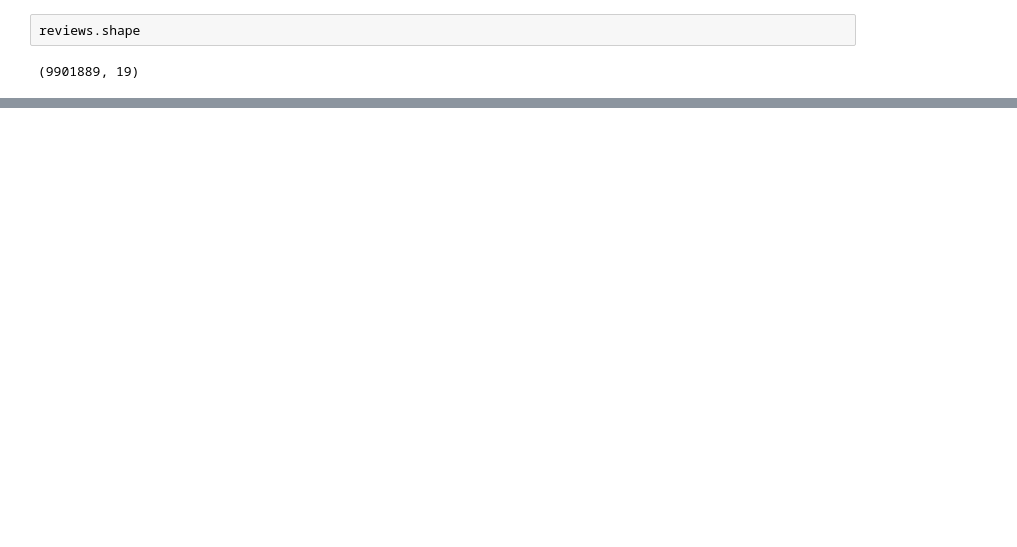
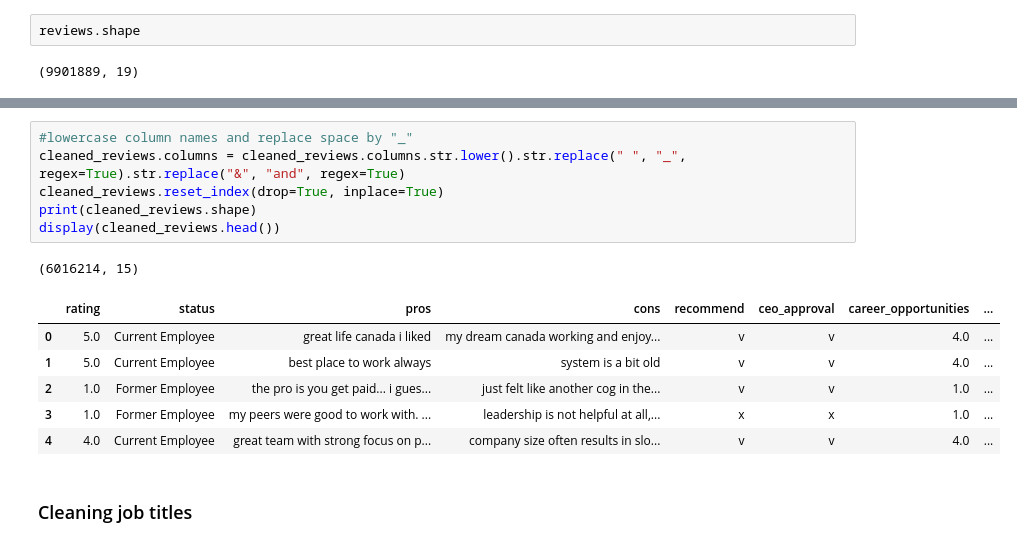
Before and after one commit to simovaeliska/employee_wellbeing_eda, a Jupyter notebook: notebooks/glassdoor_cleaning.ipynb, the cells around one changed output, grey strips where cells are left out. Cells and saved outputs as stored; diff of their text form; blank space fills up the shorter version.

```diff
--- a/notebooks/glassdoor_cleaning.ipynb
+++ b/notebooks/glassdoor_cleaning.ipynb
@@ -594,0 +200,16 @@ Name: count, dtype: int64
+# %%
+#lowercase column names and replace space by "_"
+cleaned_reviews.columns = cleaned_reviews.columns.str.lower().str.replace(" ", "_", regex=True).str.replace("&", "and", regex=True)
+cleaned_reviews.reset_index(drop=True, inplace=True)
+print(cleaned_reviews.shape)
+display(cleaned_reviews.head())
+# %% [output]
+(6016214, 15)
+|  | rating | status | pros | cons | recommend | ceo_approval | career_opportunities | ... |
+| 0 | 5.0 | Current Employee | great life canada i liked | my dream canada working and enjoy... | v | v | 4.0 | ... |
+| 1 | 5.0 | Current Employee | best place to work always | system is a bit old | v | v | 4.0 | ... |
+| 2 | 1.0 | Former Employee | the pro is you get paid... i gues... | just felt like another cog in the... | v | v | 1.0 | ... |
+| 3 | 1.0 | Former Employee | my peers were good to work with. ... | leadership is not helpful at all,... | x | x | 1.0 | ... |
+| 4 | 4.0 | Current Employee | great team with strong focus on p... | company size often results in slo... | v | v | 4.0 | ... |
+# %% [markdown]
+### Cleaning job titles
```
Also changed, not shown: parts of 66 cells of this notebook, 14 other files.
